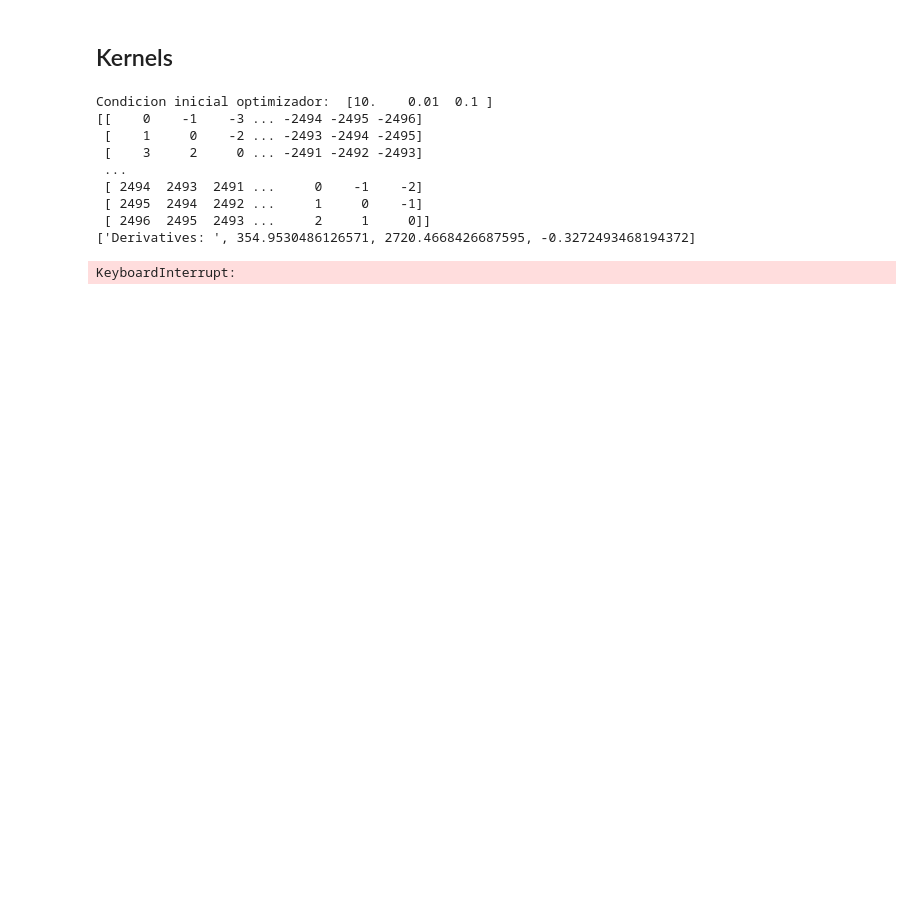
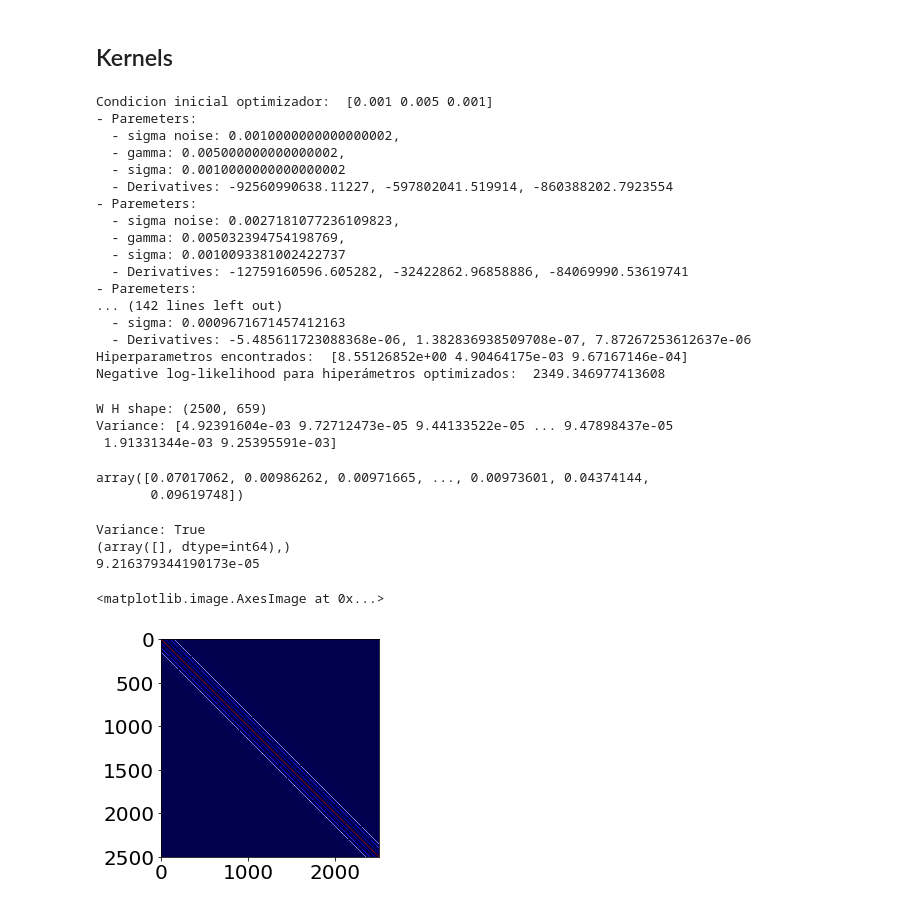
Before and after one commit to lerkoah/BayesianInterferometryIDS, a Jupyter notebook: src/testing_spectral_estimatio_model-NUMPY.ipynb, the cells around one changed output. Cells and saved outputs as stored; diff of their text form; code cells hidden in the pictures; blank space fills up the shorter version.

```diff
--- a/src/testing_spectral_estimatio_model-NUMPY.ipynb
+++ b/src/testing_spectral_estimatio_model-NUMPY.ipynb
@@ -342,41 +350,62 @@ from scipy.optimize import fmin_l_bfgs_b as fmin
 #entrenamiento del GP, es decir, encontrar los parámetros del kernel y del ruido
 args=(Vrobs,np.arange(IMAGE_SIZE_X*IMAGE_SIZE_Y), mask_vect_index)
 time_SE=0
-params0=np.asarray([10,  .01,  .1])
+params0=np.asarray([0.001,  0.005,  0.001])
 X0=np.log(params0);
 print('Condicion inicial optimizador: ',params0)
 time_GP=time.time()
-X_opt, f_GP, data=fmin(like_covImagenReal,X0,like_covImagenReal_Df, args,disp=1,factr=0.00000001/(2.22E-12),maxiter=50)
+X_opt, f_GP, data=fmin(like_covImagenReal,X0,like_covImagenReal_Df, args,disp=1,factr=0.000001/(2.22E-12),maxiter=50)
 time_GP=time.time()-time_GP
 sigma_y_GP, gamma_1, sig_1 = np.exp(X_opt)
 print('Hiperparametros encontrados: ', np.exp(X_opt))
 
 print('Negative log-likelihood para hiperámetros optimizados: ', f_GP)
 # %% [output]
-Condicion inicial optimizador:  [10.    0.01  0.1 ]
-[[    0    -1    -3 ... -2494 -2495 -2496]
- [    1     0    -2 ... -2493 -2494 -2495]
- [    3     2     0 ... -2491 -2492 -2493]
- ...
- [ 2494  2493  2491 ...     0    -1    -2]
- [ 2495  2494  2492 ...     1     0    -1]
- [ 2496  2495  2493 ...     2     1     0]]
-['Derivatives: ', 354.9530486126571, 2720.4668426687595, -0.3272493468194372]
+Condicion inicial optimizador:  [0.001 0.005 0.001]
+- Paremeters:
+  - sigma noise: 0.0010000000000000002,
+  - gamma: 0.005000000000000002,
+  - sigma: 0.0010000000000000002
+  - Derivatives: -92560990638.11227, -597802041.519914, -860388202.7923554
+- Paremeters:
+  - sigma noise: 0.0027181077236109823,
+  - gamma: 0.005032394754198769,
+  - sigma: 0.0010093381002422737
+  - Derivatives: -12759160596.605282, -32422862.96858886, -84069990.53619741
+- Paremeters:
+... (142 lines left out)
+  - sigma: 0.0009671671457412163
+  - Derivatives: -5.485611723088368e-06, 1.382836938509708e-07, 7.87267253612637e-06
+Hiperparametros encontrados:  [8.55126852e+00 4.90464175e-03 9.67167146e-04]
+Negative log-likelihood para hiperámetros optimizados:  2349.346977413608
-KeyboardInterrupt:
 # %%
 t = np.arange(IMAGE_SIZE_X*IMAGE_SIZE_Y)
 t_obs = mask_vect_index
 N_obs = t_obs.shape[0]
+K = SE(t,t,gamma=0.1,sigma=1)
 
-cov = W.real.T*SE(t,t,gamma=gamma_1,sigma=sig_1)*W.real
-cov_obs = W.real.T*SE(t_obs,t_obs,gamma=gamma_1,sigma=sig_1)*W.real
+II = np.identity(IMAGE_SIZE_X*IMAGE_SIZE_Y)
 
-K_star=SE(t,t_obs,gamma=gamma_1,sigma=sig_1)
+samplingW = np.matmul(II, H)
+print('W H shape: {}'.format(samplingW.shape))
 
-cGg=np.linalg.cholesky(cov_obs+sigma_y_GP**2*np.identity(N_obs))
+cov = np.matmul(np.matmul(II,K),II)
+cov_obs = np.matmul(np.matmul(samplingW.T,K),samplingW)
+K_star = np.matmul(np.matmul(II,K),samplingW)
+
+# cGg=np.linalg.cholesky(cov_obs+sigma_y_GP**2*np.identity(N_obs))
+cGg=np.linalg.cholesky(cov_obs+0.01**2*np.identity(N_obs))
 invGramg=np.dot(np.linalg.inv(cGg.T),np.linalg.inv(cGg))
-temp=np.dot(K_star,invGramg)
-y_model=np.dot(temp,Vrobs)
-v_model=np.diag(cov-np.dot(temp,K_star.T))
+temp=np.matmul(K_star,invGramg)
+y_model=np.matmul(temp,Vrobs)
+v_model=np.diag(cov-np.matmul(temp,K_star.T))
 
-std_dev=np.sqrt(v_model)
+print('Variance: {}'.format(v_model))
+std_dev= np.sqrt(v_model)
+std_dev
+# %% [output]
+W H shape: (2500, 659)
+Variance: [4.92391604e-03 9.72712473e-05 9.44133522e-05 ... 9.47898437e-05
+ 1.91331344e-03 9.25395591e-03]
+array([0.07017062, 0.00986262, 0.00971665, ..., 0.00973601, 0.04374144,
+       0.09619748])
@@ -383,3 +414,16 @@ std_dev=np.sqrt(v_model)
+# %%
+print('Variance: {}'.format( (v_model>0).all() ))
+print(np.where(v_model<0))
+print(v_model[2400])
+# %% [output]
+Variance: True
+(array([], dtype=int64),)
+9.216379344190173e-05
+# %%
+plt.imshow(K, cmap='seismic')
+# %% [output]
+<matplotlib.image.AxesImage at 0x...>
+[figure, added]
 # %%
 my_label_size = 20
 label_size = 20
```
Also changed, not shown: parts of 7 cells of this notebook, 3 other files.
